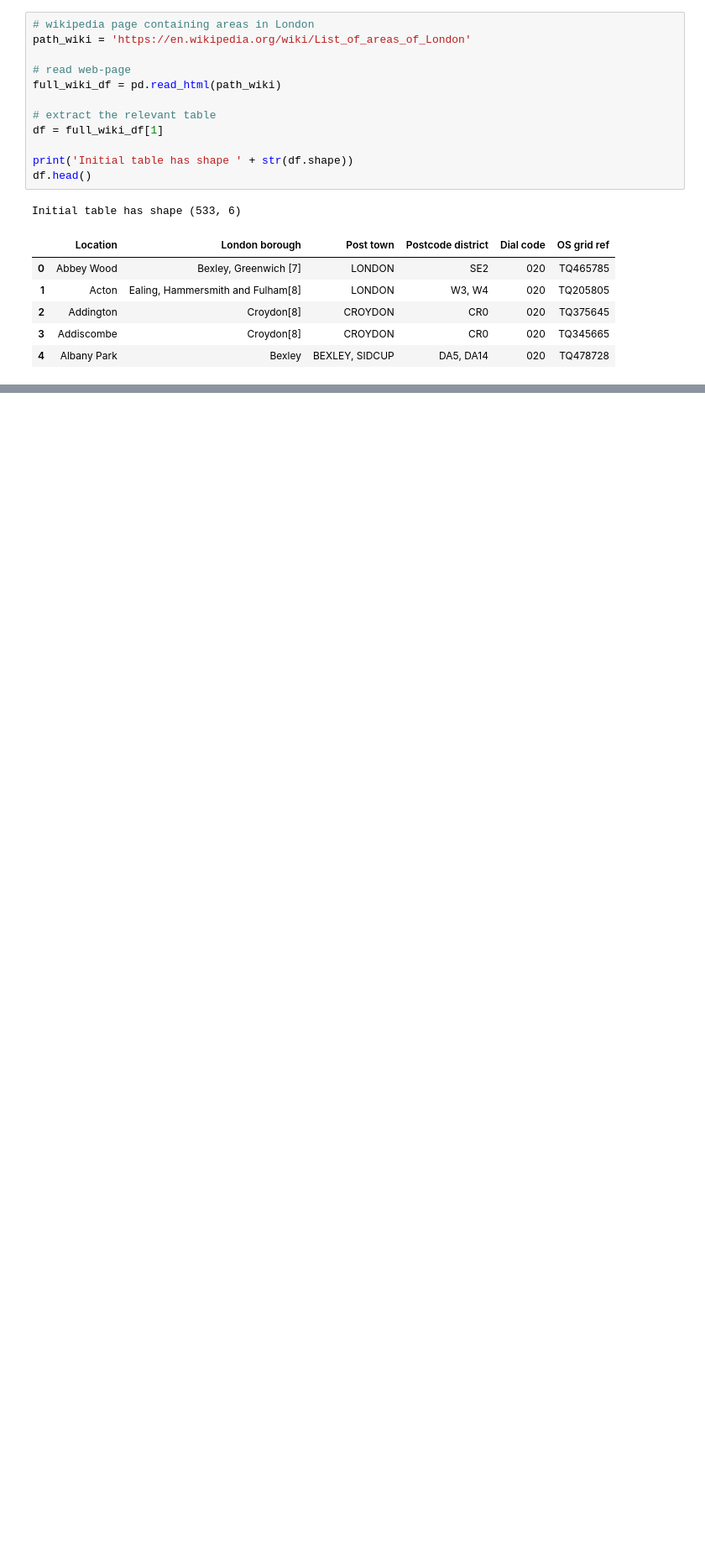
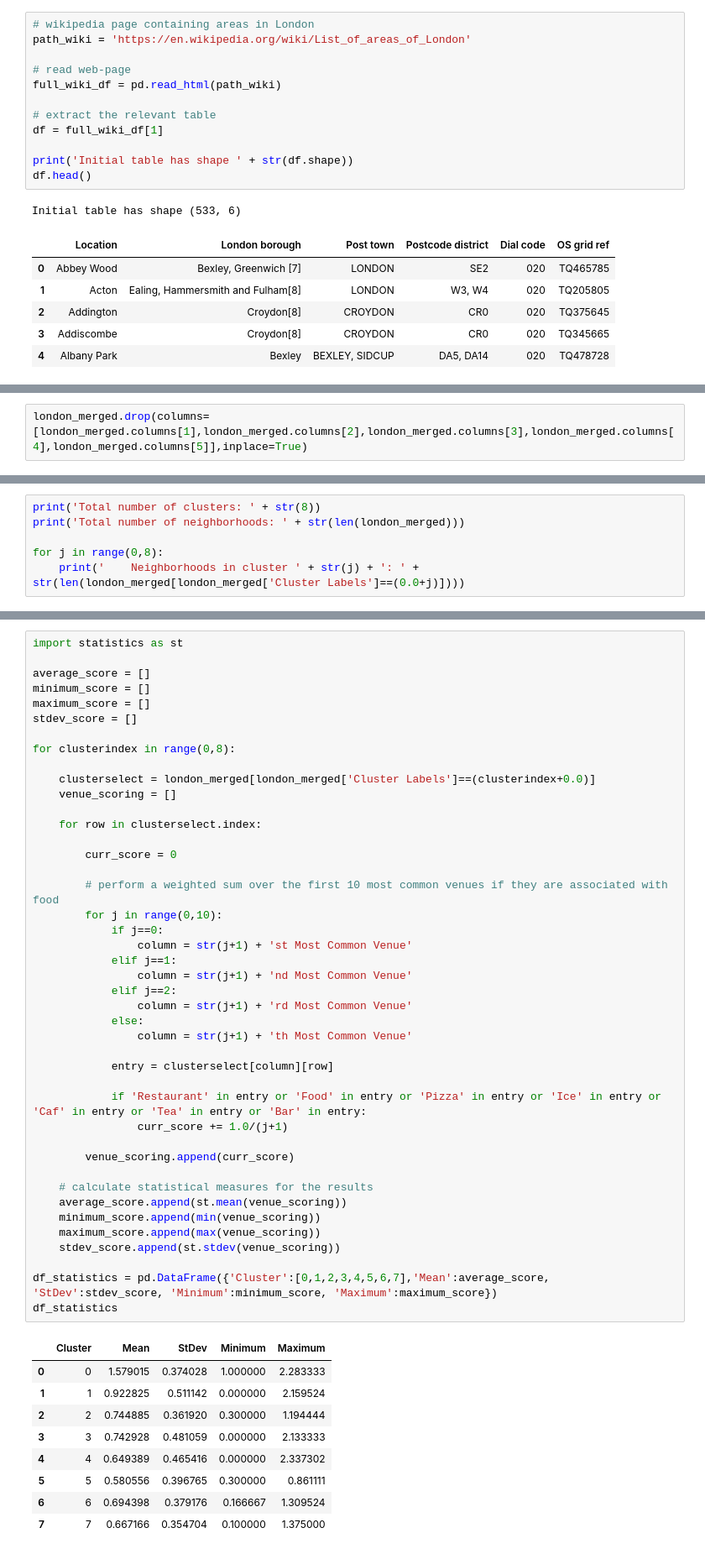
Before and after one commit to sc458/Coursera_Capstone, a Jupyter notebook: Project Notebook.ipynb, the cells around one changed output, grey strips where cells are left out. Shown: that part at 84% size. Cells and saved outputs as stored; diff of their text form; blank space fills up the shorter version.

```diff
--- a/Project Notebook.ipynb
+++ b/Project Notebook.ipynb
@@ -174,0 +481,2 @@ if not hasattr(streaming_body_1, "__iter__"): streaming_body_1.__iter__ = types.
+# %%
+london_merged.drop(columns=[london_merged.columns[1],london_merged.columns[2],london_merged.columns[3],london_merged.columns[4],london_merged.columns[5]],inplace=True)
@@ -174,0 +543,6 @@ if not hasattr(streaming_body_1, "__iter__"): streaming_body_1.__iter__ = types.
+# %%
+print('Total number of clusters: ' + str(8))
+print('Total number of neighborhoods: ' + str(len(london_merged)))
+
+for j in range(0,8):
+    print('    Neighborhoods in cluster ' + str(j) + ': ' + str(len(london_merged[london_merged['Cluster Labels']==(0.0+j)])))
@@ -174,0 +563,53 @@ if not hasattr(streaming_body_1, "__iter__"): streaming_body_1.__iter__ = types.
+# %%
+import statistics as st
+
+average_score = []
+minimum_score = []
+maximum_score = []
+stdev_score = []
+
+for clusterindex in range(0,8):
+
+    clusterselect = london_merged[london_merged['Cluster Labels']==(clusterindex+0.0)]
+    venue_scoring = []
+
+    for row in clusterselect.index:
+
+        curr_score = 0
+
+        # perform a weighted sum over the first 10 most common venues if they are associated with food
+        for j in range(0,10):
+            if j==0:
+                column = str(j+1) + 'st Most Common Venue'
+            elif j==1:
+                column = str(j+1) + 'nd Most Common Venue'
+            elif j==2:
+                column = str(j+1) + 'rd Most Common Venue'
+            else:
+                column = str(j+1) + 'th Most Common Venue'
+
+            entry = clusterselect[column][row]
+
+            if 'Restaurant' in entry or 'Food' in entry or 'Pizza' in entry or 'Ice' in entry or 'Caf' in entry or 'Tea' in entry or 'Bar' in entry:
+                curr_score += 1.0/(j+1)
+
+        venue_scoring.append(curr_score)
+
+    # calculate statistical measures for the results
+    average_score.append(st.mean(venue_scoring))
+    minimum_score.append(min(venue_scoring))
+    maximum_score.append(max(venue_scoring))
+    stdev_score.append(st.stdev(venue_scoring))
+
+df_statistics = pd.DataFrame({'Cluster':[0,1,2,3,4,5,6,7],'Mean':average_score, 'StDev':stdev_score, 'Minimum':minimum_score, 'Maximum':maximum_score})
+df_statistics
+# %% [output]
+|  | Cluster | Mean | StDev | Minimum | Maximum |
+| 0 | 0 | 1.579015 | 0.374028 | 1.000000 | 2.283333 |
+| 1 | 1 | 0.922825 | 0.511142 | 0.000000 | 2.159524 |
+| 2 | 2 | 0.744885 | 0.361920 | 0.300000 | 1.194444 |
+| 3 | 3 | 0.742928 | 0.481059 | 0.000000 | 2.133333 |
+| 4 | 4 | 0.649389 | 0.465416 | 0.000000 | 2.337302 |
+| 5 | 5 | 0.580556 | 0.396765 | 0.300000 | 0.861111 |
+| 6 | 6 | 0.694398 | 0.379176 | 0.166667 | 1.309524 |
+| 7 | 7 | 0.667166 | 0.354704 | 0.100000 | 1.375000 |
```
Also changed, not shown: parts of 53 cells of this notebook.
